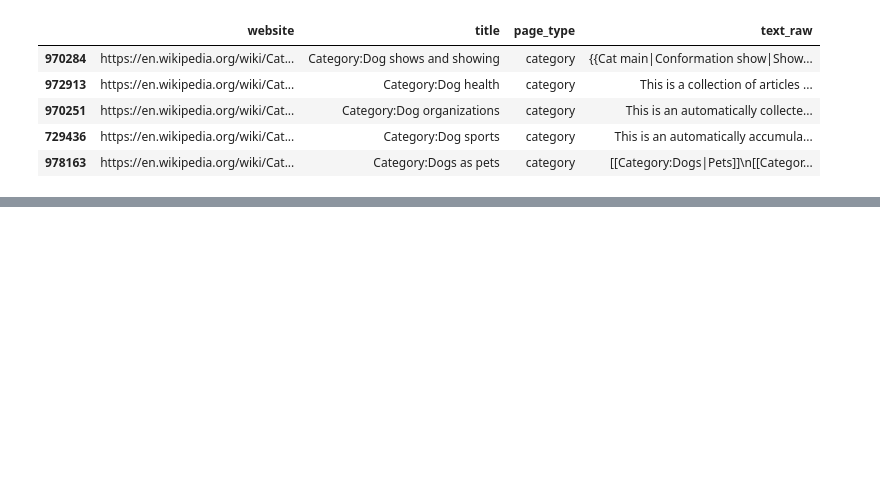
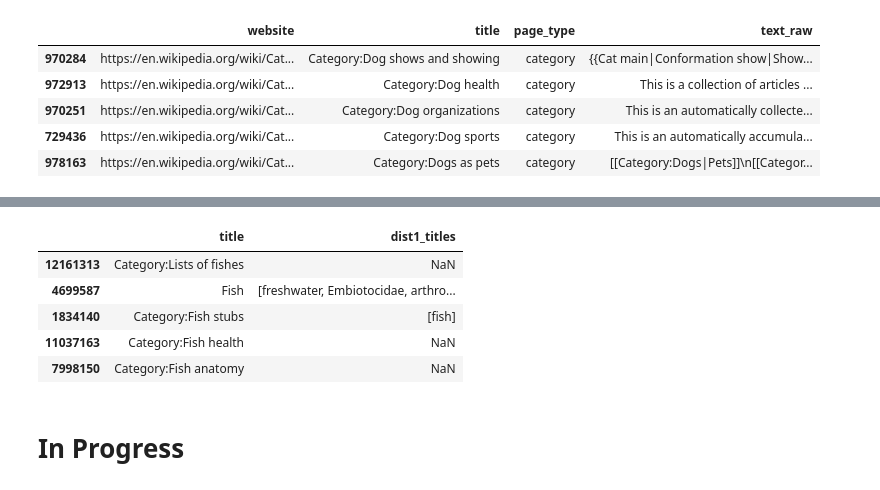
Before and after one commit to hannahlb/CDIPS_Content_Rec, a Jupyter notebook: katie/build_tree.ipynb, the cells around one changed output, grey strips where cells are left out. Cells and saved outputs as stored; diff of their text form; code cells hidden in the pictures; blank space fills up the shorter version.

```diff
--- a/katie/build_tree.ipynb
+++ b/katie/build_tree.ipynb
@@ -165,0 +227,13 @@ find_wiki_links(test_text)
+# %%
+fish_link_df = generate_dist_1_links_from_df(fish_dat)
+#fish_link_df.to_csv('../data/Wikipedia-fish-links.csv')
+fish_link_df.head()
+# %% [output]
+|  | title | dist1_titles |
+| 12161313 | Category:Lists of fishes | NaN |
+| 4699587 | Fish | [freshwater, Embiotocidae, arthro... |
+| 1834140 | Category:Fish stubs | [fish] |
+| 11037163 | Category:Fish health | NaN |
+| 7998150 | Category:Fish anatomy | NaN |
+# %% [markdown]
+# In Progress
```
Also changed, not shown: parts of 25 cells of this notebook, 4 other files.
